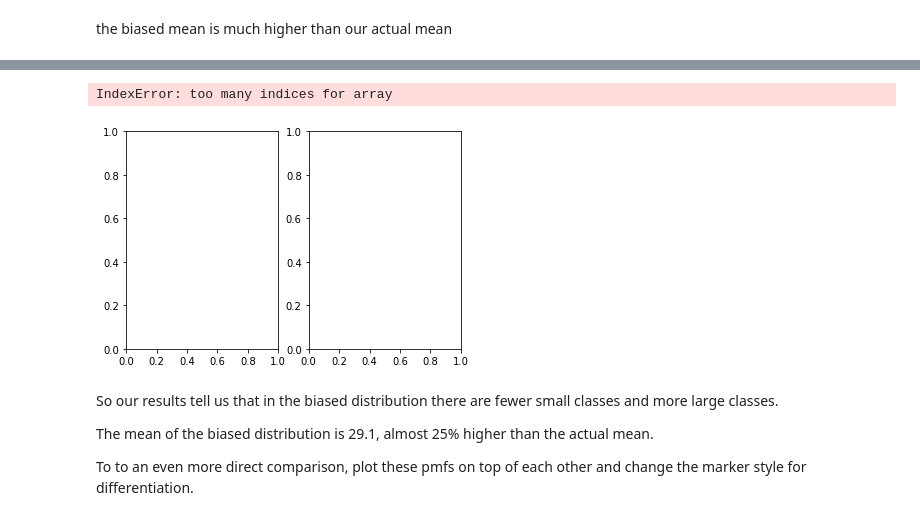
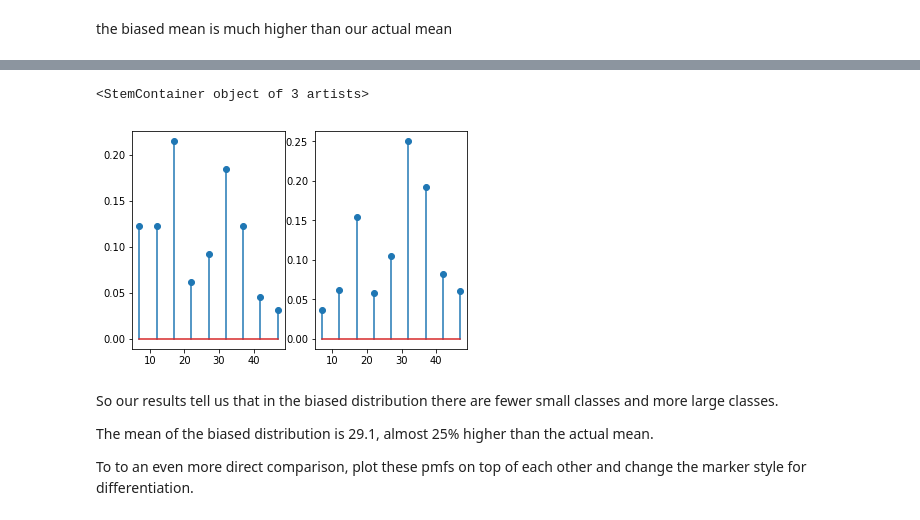
Before and after one commit to kayschulz/dsc-1-09-07-the-probability-mass-function-lab-seattle-ds-career-040119, a Jupyter notebook: index.ipynb, the cells around one changed output, grey strips where cells are left out. Cells and saved outputs as stored; diff of their text form; code cells hidden in the pictures.

```diff
--- a/index.ipynb
+++ b/index.ipynb
@@ -160,13 +160,13 @@ Here we see it, the average or expected value of biased results become much high
 # %%
 # Plot pmfs side by side
 
 fig, axs = plt.subplots(1,2)
 
-axs[0,0].stem(sizes, pmf)
-axs[0,1].stem(sizes,pmf2)
+axs[0].stem(sizes, pmf)
+axs[1].stem(sizes,pmf2)
 # %% [output]
-IndexError: too many indices for array
+<StemContainer object of 3 artists>
-[figure, old version]
+[figure, new version]
 # %% [markdown]
 So our results tell us that in the biased distribution there are fewer small classes and more large classes.
 
```
